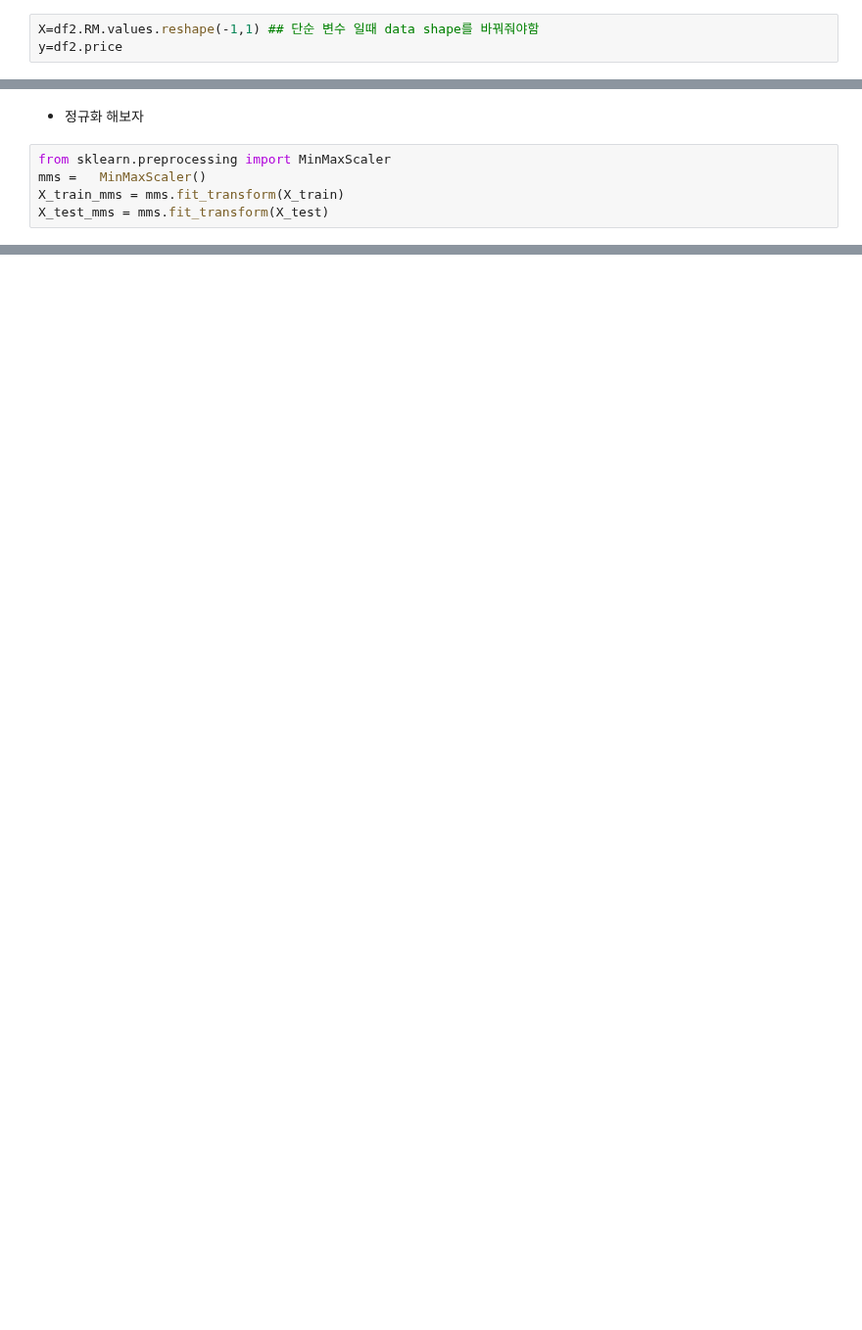
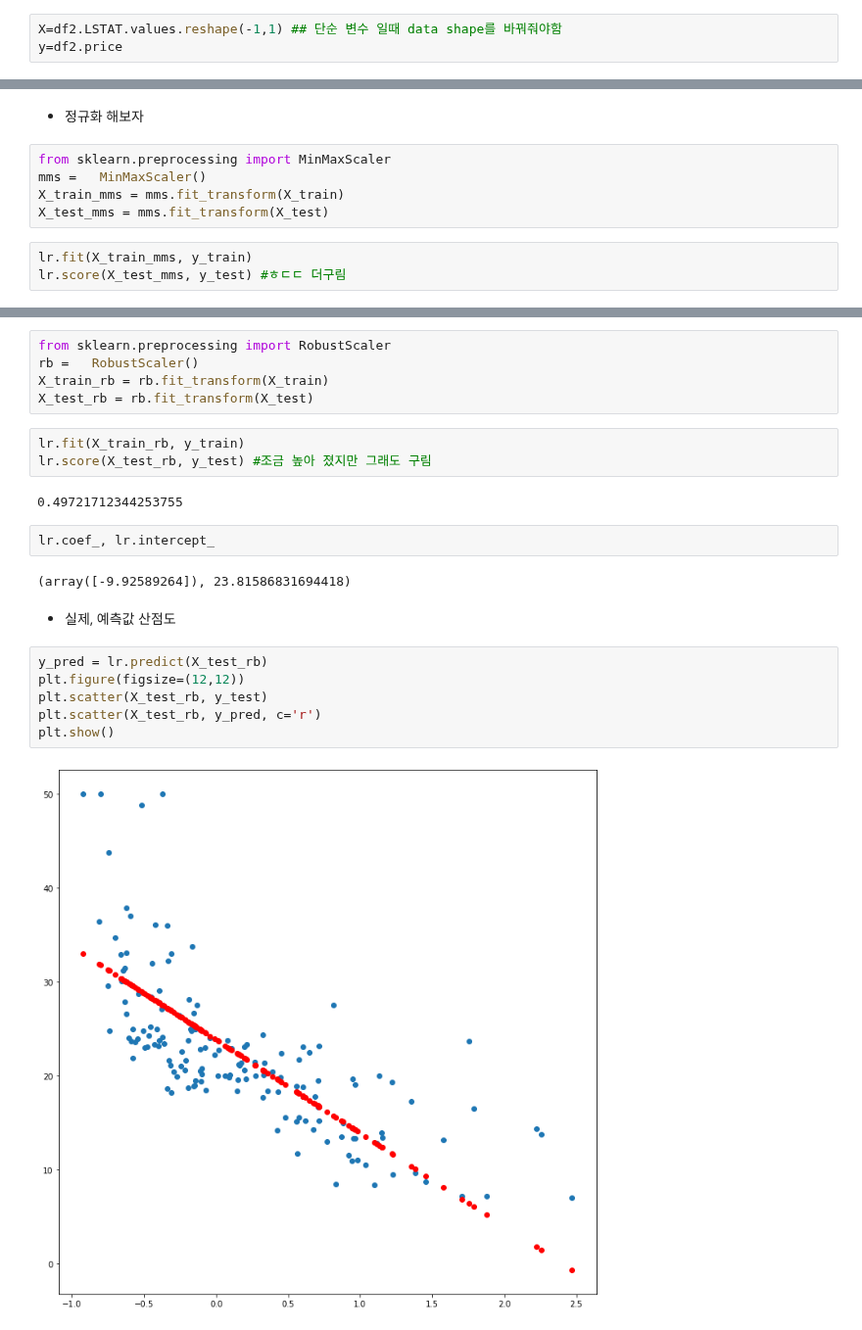
Before and after one commit to vvbshvv/12.22-, a Jupyter notebook: boston.ipynb, the cells around one changed output, grey strips where cells are left out. Shown at 98% size. Saved outputs shown, nothing was run; the diff lists cells and outputs as text; blank space fills up the shorter version.

```diff
--- a/boston.ipynb
+++ b/boston.ipynb
@@ -129,5 +126,5 @@ array([[6.575],
 # %%
-X=df2.RM.values.reshape(-1,1) ## 단순 변수 일때 data shape를 바꿔줘야함
+X=df2.LSTAT.values.reshape(-1,1) ## 단순 변수 일때 data shape를 바꿔줘야함
 y=df2.price
 # %%
 from sklearn.model_selection import train_test_split
@@ -161,3 +158,6 @@ from sklearn.preprocessing import MinMaxScaler
 mms =   MinMaxScaler()
 X_train_mms = mms.fit_transform(X_train)
 X_test_mms = mms.fit_transform(X_test)
+# %%
+lr.fit(X_train_mms, y_train)
+lr.score(X_test_mms, y_test) #ㅎㄷㄷ 더구림
@@ -163,0 +168,24 @@ X_test_mms = mms.fit_transform(X_test)
+# %%
+from sklearn.preprocessing import RobustScaler
+rb =   RobustScaler()
+X_train_rb = rb.fit_transform(X_train)
+X_test_rb = rb.fit_transform(X_test)
+# %%
+lr.fit(X_train_rb, y_train)
+lr.score(X_test_rb, y_test) #조금 높아 졌지만 그래도 구림
+# %% [output]
+0.49721712344253755
+# %%
+lr.coef_, lr.intercept_
+# %% [output]
+(array([-9.92589264]), 23.81586831694418)
+# %% [markdown]
+- 실제, 예측값 산점도
+# %%
+y_pred = lr.predict(X_test_rb)
+plt.figure(figsize=(12,12))
+plt.scatter(X_test_rb, y_test)
+plt.scatter(X_test_rb, y_pred, c='r')
+plt.show()
+# %% [output]
+[figure, added]
```
Also changed, not shown: parts of 31 cells of this notebook, 1 other file.
